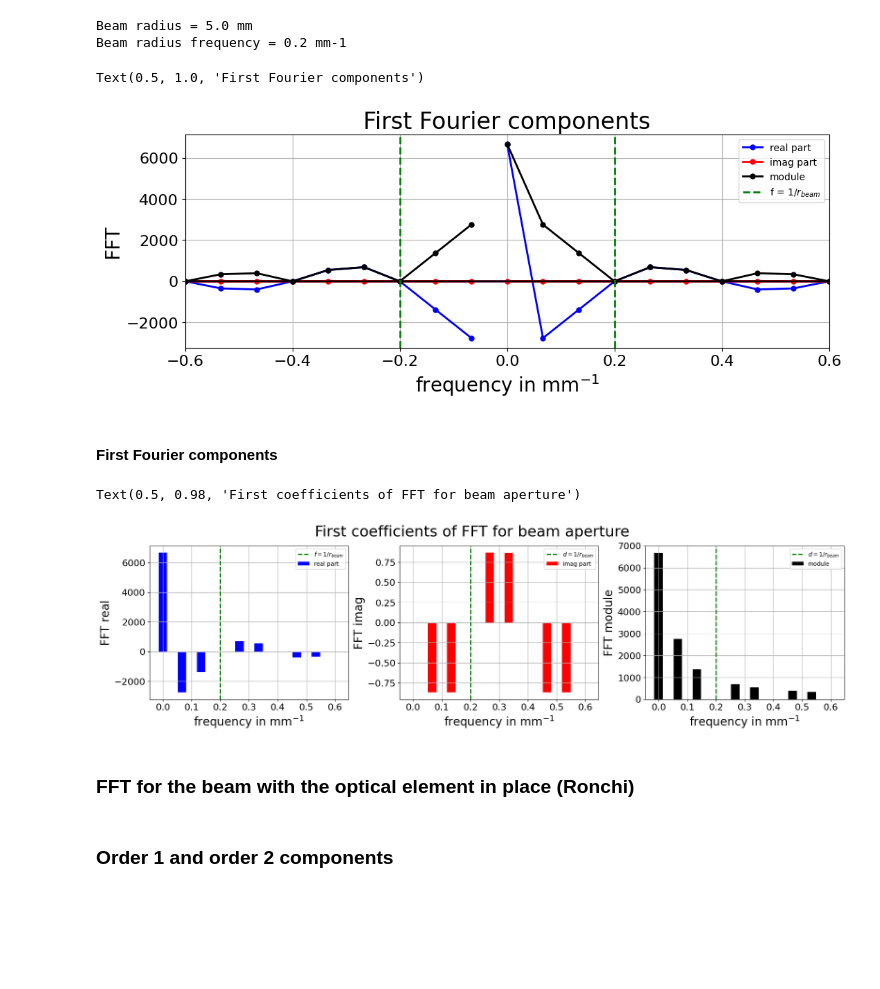
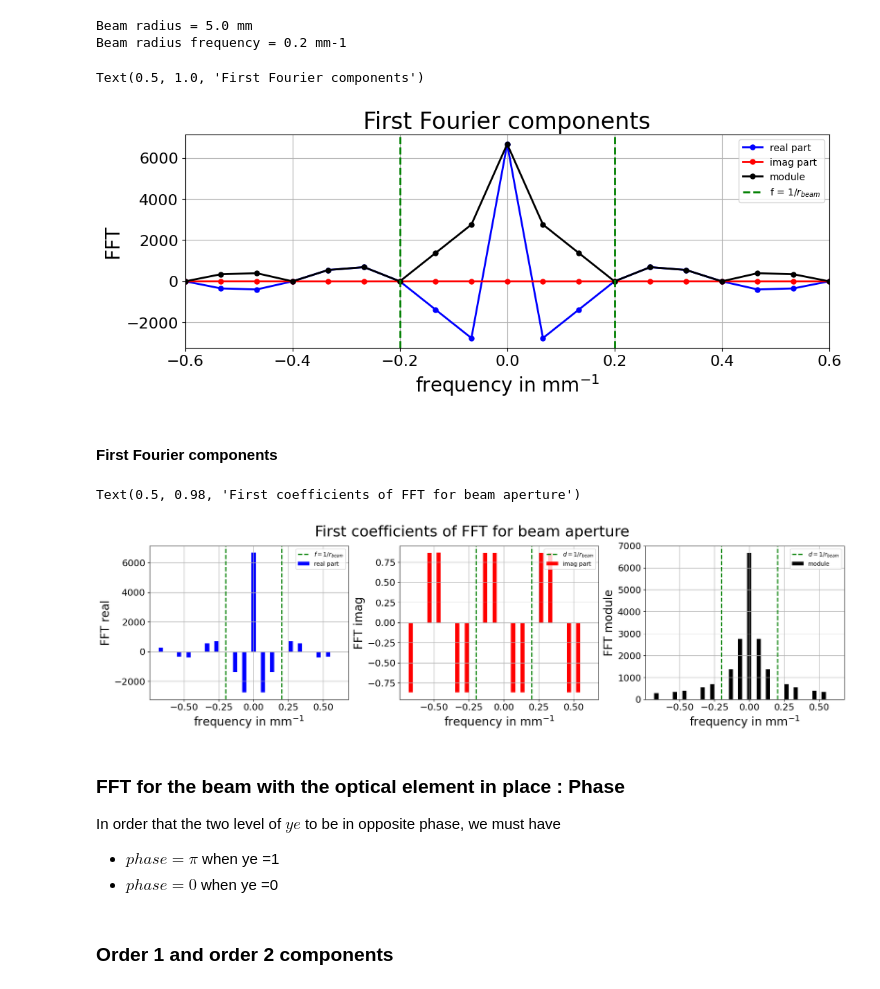
Before and after one commit to sylvielsstfr/AuxtelPSFpoppy, a Jupyter notebook: docs/notebooks/introdiffraction/02_FFT1D_ronchiphasepattern.ipynb, the cells around one changed output. Drawn from its saved outputs; the diff is of its cells as text; code cells hidden in the pictures; blank space fills up the shorter version.

Commit message:
improve plotting with freqshift

```diff
--- a/docs/notebooks/introdiffraction/02_FFT1D_ronchiphasepattern.ipynb
+++ b/docs/notebooks/introdiffraction/02_FFT1D_ronchiphasepattern.ipynb
@@ -210,9 +210,20 @@ Text(0.5, 0, 'mm')
 # %%
 spa = np.fft.fft(ap)
 # the frequency in units of mm^-1
-freqa = np.fft.fftfreq(ap.shape[-1], d=dxe)
-modulea = np.abs(spa)
-phasea = np.angle(spa)
+
+# do a deep copy
+freqa = np.array(np.fft.fftfreq(ap.shape[-1], d=dxe))
+reala = np.array(spa.real)
+imaga = np.array(spa.imag)
+modulea = np.array(np.abs(spa))
+phasea = np.array(np.angle(spa))
+# %%
+freqa = np.fft.fftshift(freqa)
+reala = np.fft.fftshift(reala)
+imaga = np.fft.fftshift(imaga)
+modulea = np.fft.fftshift(modulea)
+phasea = np.fft.fftshift(phasea)
+N = len(freqa)
 # %% [markdown]
 #### Plot FFT components
 - a) real part
@@ -257,8 +268,8 @@ fig,ax = plt.subplots(1,1,figsize=(12,4))
 
 DF = 3*1/beam_radius_mm
 
-ax.plot(freqa,spa.real,marker=".",c="b",label="real part")
-ax.plot(freqa,spa.imag,marker=".",c="r",label="imag part")
+ax.plot(freqa,reala,marker=".",c="b",label="real part")
+ax.plot(freqa,imaga,marker=".",c="r",label="imag part")
 ax.plot(freqa,modulea,marker=".",c="k",label="module")
 ax.set_ylabel("FFT")
 ax.set_xlim(-DF,DF)
@@ -271,29 +282,38 @@ ax.legend()
 ax.set_title("First Fourier components")
 # %% [output]
 Text(0.5, 1.0, 'First Fourier components')
-[figure, old version]
+[figure, new version]
 # %% [markdown]
 #### First Fourier components
 # %%
 fig,(ax1,ax2,ax3) = plt.subplots(1,3,figsize=(18,5),sharex=True,layout="constrained")
-ax1.bar(freqa[0:10],spa.real[0:10],width=0.03,facecolor="b",label="real part")
-ax2.bar(freqa[0:10],spa.imag[0:10],width=0.03,facecolor="r",label="imag part")
-ax3.bar(freqa[0:10],modulea[0:10],width=0.03,facecolor="k",label="module")
+ax1.bar(freqa[N//2-10:N//2+10],reala[N//2-10:N//2+10],width=0.03,facecolor="b",label="real part")
+ax2.bar(freqa[N//2-10:N//2+10],imaga[N//2-10:N//2+10],width=0.03,facecolor="r",label="imag part")
+ax3.bar(freqa[N//2-10:N//2+10],modulea[N//2-10:N//2+10],width=0.03,facecolor="k",label="module")
 ax1.set_ylabel("FFT real")
 ax2.set_ylabel("FFT imag")
 ax3.set_ylabel("FFT module")
 ax1.axvline(x=1/beam_radius_mm,c="g",ls="--",label="$f = 1/r_{beam}$")
 ax2.axvline(x=1/beam_radius_mm,c="g",ls="--",label="$d = 1/r_{beam}$")
 ax3.axvline(x=1/beam_radius_mm,c="g",ls="--",label="$d = 1/r_{beam}$")
+
+ax1.axvline(x=-1/beam_radius_mm,c="g",ls="--")
+ax2.axvline(x=-1/beam_radius_mm,c="g",ls="--")
+ax3.axvline(x=-1/beam_radius_mm,c="g",ls="--")
+
 ax3.set_xlabel("frequency in mm$^{-1}$")
 ax2.set_xlabel("frequency in mm$^{-1}$")
 ax1.set_xlabel("frequency in mm$^{-1}$")
 ax1.grid(); ax1.legend()
 ax2.grid(); ax2.legend()
 ax3.grid(); ax3.legend()
 plt.suptitle("First coefficients of FFT for beam aperture",fontsize=26)
 # %% [output]
 Text(0.5, 0.98, 'First coefficients of FFT for beam aperture')
-[figure, old version]
+[figure, new version]
 # %% [markdown]
-### FFT for the beam with the optical element in place (Ronchi)
+### FFT for the beam with the optical element in place : Phase
+
+In order that the two level of $ye$ to be in opposite phase, we must have
+- $phase = \pi$ when ye =1
+- $phase = 0$ when ye =0
```
Also changed, not shown: parts of 20 cells of this notebook, 1 other file.
